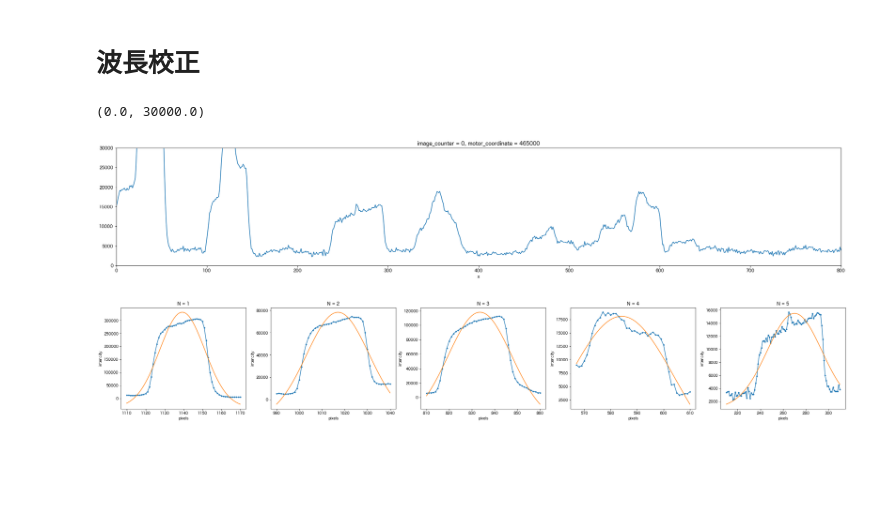
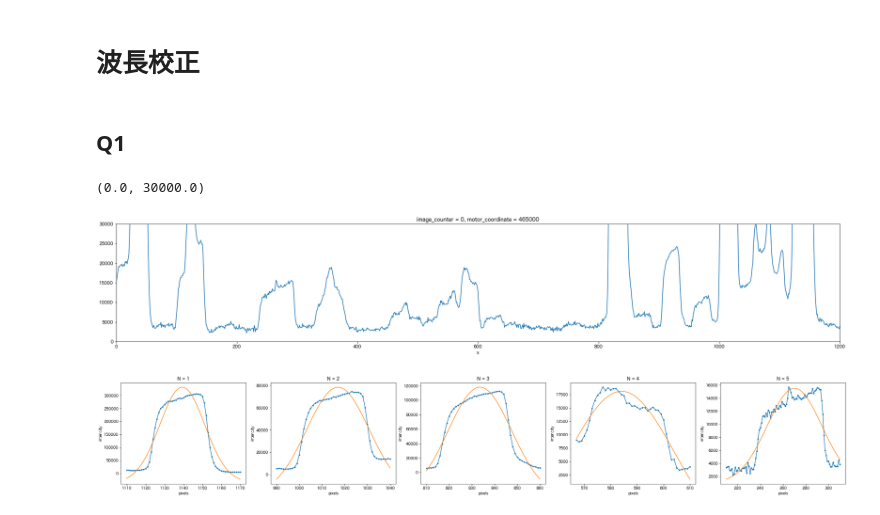
Before and after one commit to AtsushiNi/myLeprecon, a Jupyter notebook: niihama/plasma-data-12-08.ipynb, the cells around one changed output. Cells and saved outputs as stored; diff of their text form; code cells hidden in the pictures; blank space fills up the shorter version.

```diff
--- a/niihama/plasma-data-12-08.ipynb
+++ b/niihama/plasma-data-12-08.ipynb
@@ -24,0 +26,3 @@ True
+# %%
+data_path = join('..', '20201208_niihama')
+print(os.path.exists(data_path))
@@ -86,14 +108,16 @@ def fit(da):
       'data': da,
       'fit': ('x', pyspectra.profiles.Gauss(da['x'].values, *popt))},
       coords={'x': da['x']})
+# %% [markdown]
+## Q1
 # %%
 plt.figure(figsize=(30, 5))
 spectrum_data.sel(motor_coordinate=465000).plot()
-plt.xlim(0, 800)
+plt.xlim(0, 1200)
 plt.ylim(0, 30000)
 # %% [output]
 (0.0, 30000.0)
-[figure, old version]
+[figure, new version]
 # %%
 spectrum_lims = [
   [1110, 1170],
```
Also changed, not shown: parts of 17 cells of this notebook, 3 other files.
